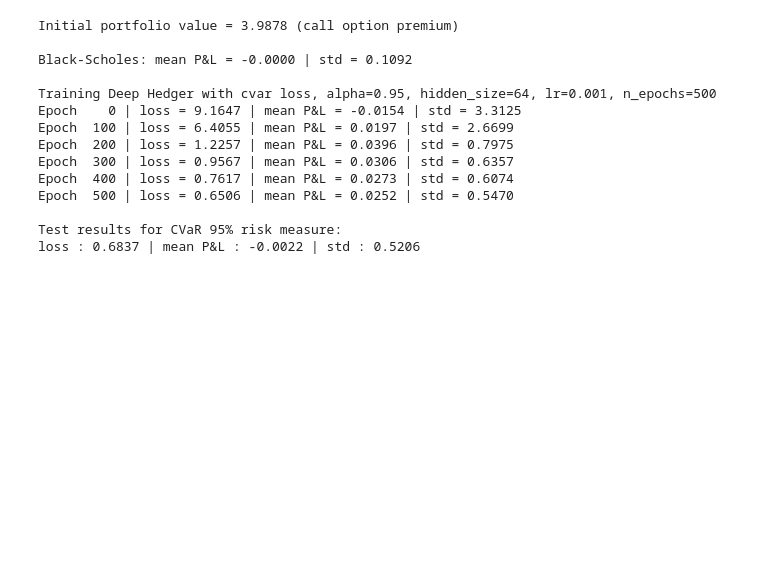
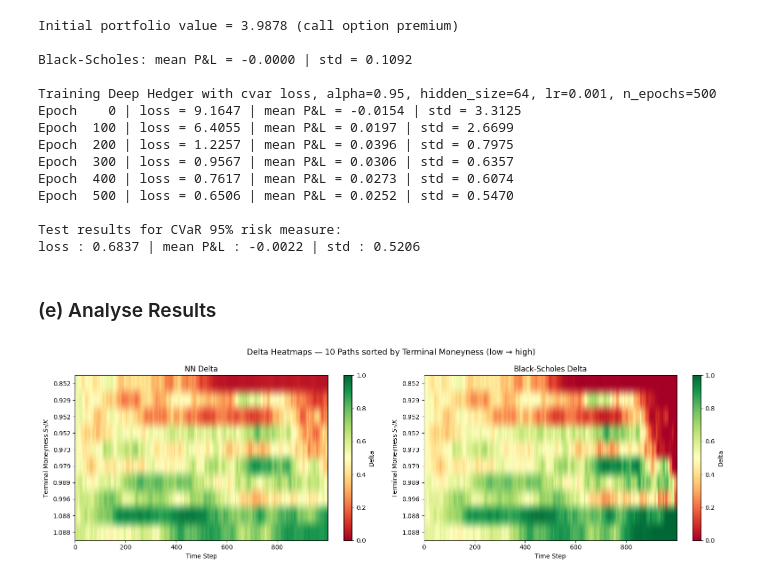
Before and after one commit to victorlabrecque/Research-Deep-Hedging-Volatility, a Jupyter notebook: Deep_hedging.ipynb, the cells around one changed output. Cells and saved outputs as stored; diff of their text form; code cells hidden in the pictures; blank space fills up the shorter version.

Commit message:
deep hedging results analysis

```diff
--- a/Deep_hedging.ipynb
+++ b/Deep_hedging.ipynb
@@ -369,3 +369,57 @@ Epoch  500 | loss = 0.6506 | mean P&L = 0.0252 | std = 0.5470
 
 Test results for CVaR 95% risk measure:
 loss : 0.6837 | mean P&L : -0.0022 | std : 0.5206
+# %% [markdown]
+### (e) Analyse Results
+# %%
+
+# --- Extract NN deltas on test paths ---
+K_plot, r_plot, sigma_plot, T_plot = 100, 0, 0.1, 1
+
+model.eval()
+with torch.no_grad():
+    S_test_tensor = torch.tensor(S, dtype=torch.float32)
+    N_paths_plot, N_steps_p1 = S_test_tensor.shape
+    N_steps_plot = N_steps_p1 - 1
+    log_moneyness_plot = torch.log(S_test_tensor[:, :-1] / K_plot)
+    ttm_plot = torch.linspace(T_plot, 0, N_steps_p1)[1:]
+    ttm_grid_plot = ttm_plot.unsqueeze(0).expand(N_paths_plot, -1)
+    features_plot = torch.stack([log_moneyness_plot, ttm_grid_plot], dim=2)
+    nn_deltas = model(features_plot.view(-1, 2)).view(N_paths_plot, N_steps_plot).numpy()
+
+# --- Extract BS deltas on test paths ---
+ttm_np = np.linspace(T_plot, 0, S.shape[1])[:-1]
+d1_plot = (np.log(S[:, :-1] / K_plot) + (r_plot + 0.5 * sigma_plot**2) * ttm_np) / (sigma_plot * np.sqrt(ttm_np))
+bs_deltas = norm.cdf(d1_plot)
+
+# Filter first 10 paths then sort by terminal moneyness S_T/K (low to high)
+terminal_moneyness = S[:10, -1] / K_plot
+sort_idx = np.argsort(terminal_moneyness)
+nn_deltas_plot = nn_deltas[:10][sort_idx]
+bs_deltas_plot = bs_deltas[:10][sort_idx]
+ytick_labels = [f"{terminal_moneyness[i]:.3f}" for i in sort_idx]
+
+# --- Heatmap: NN vs BS deltas ---
+fig, axes = plt.subplots(1, 2, figsize=(16, 5))
+
+im1 = axes[0].imshow(nn_deltas_plot, aspect='auto', cmap='RdYlGn', vmin=0, vmax=1, origin='upper')
+axes[0].set_title('NN Delta')
+axes[0].set_xlabel('Time Step')
+axes[0].set_ylabel('Terminal Moneyness $S_T/K$')
+axes[0].set_yticks(range(10))
+axes[0].set_yticklabels(ytick_labels)
+plt.colorbar(im1, ax=axes[0], label='Delta')
+
+im2 = axes[1].imshow(bs_deltas_plot, aspect='auto', cmap='RdYlGn', vmin=0, vmax=1, origin='upper')
+axes[1].set_title('Black-Scholes Delta')
+axes[1].set_xlabel('Time Step')
+axes[1].set_ylabel('Terminal Moneyness $S_T/K$')
+axes[1].set_yticks(range(10))
+axes[1].set_yticklabels(ytick_labels)
+plt.colorbar(im2, ax=axes[1], label='Delta')
+
+plt.suptitle('Delta Heatmaps — 10 Paths sorted by Terminal Moneyness (low → high)', fontsize=13)
+plt.tight_layout()
+plt.show()
+# %% [output]
+[figure, added]
```
Also changed, not shown: parts of 2 cells of this notebook.
